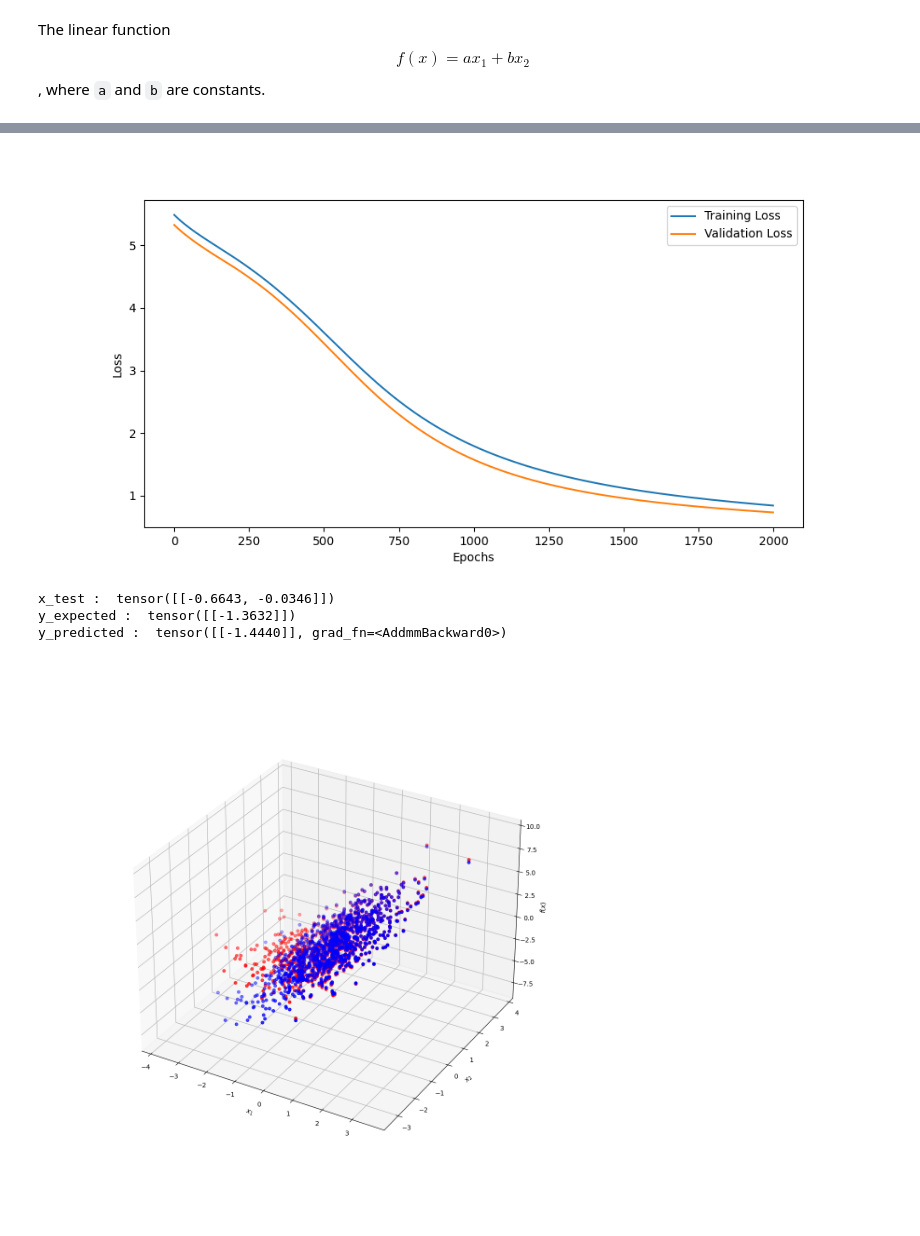
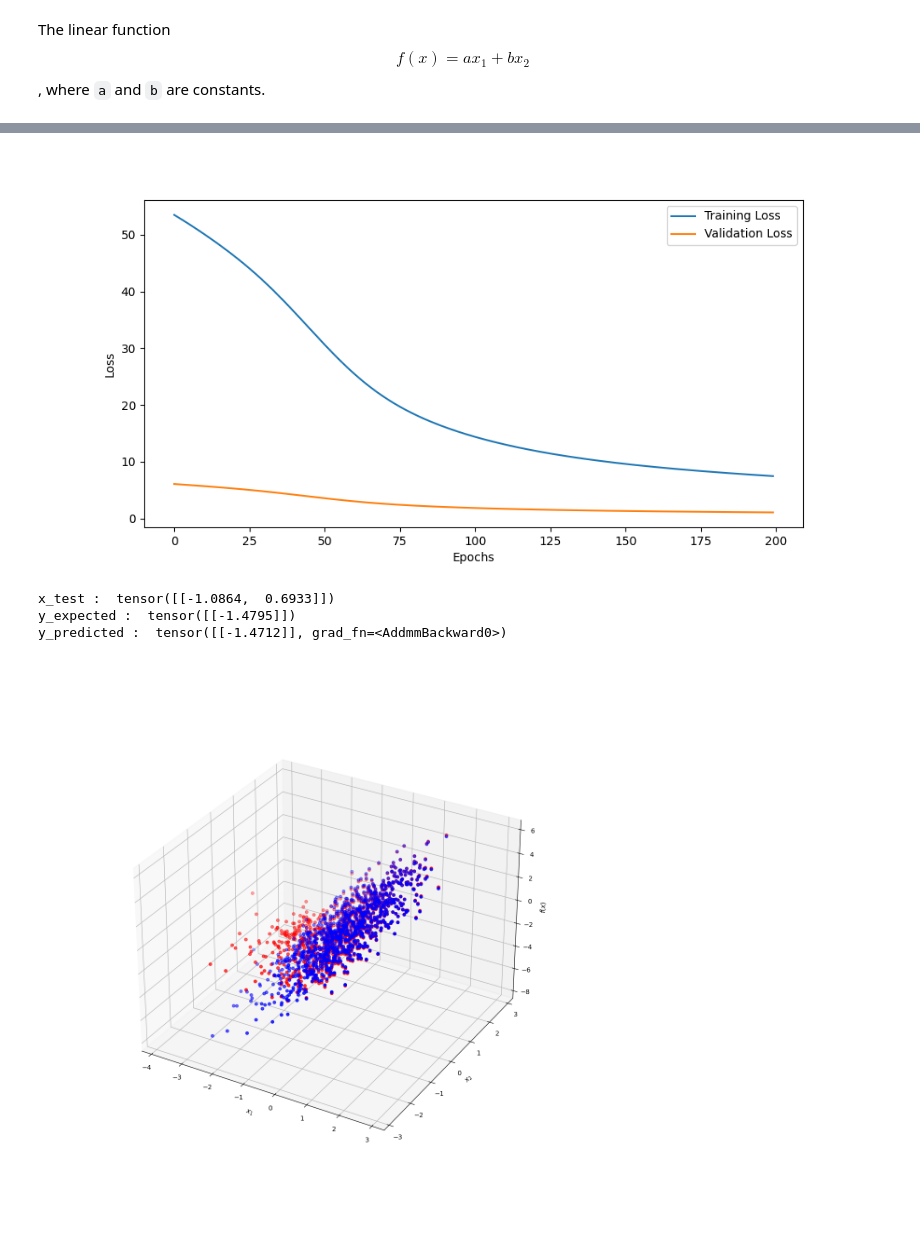
Before and after one commit to ManeeshW/MW24-Deep-Learning, a Jupyter notebook: 9.SimpleNN/1.SimpleNN/SimpleNN.ipynb, the cells around one changed output, grey strips where cells are left out. Saved outputs shown, nothing was run; the diff lists cells and outputs as text; code cells hidden in the pictures.

```diff
--- a/9.SimpleNN/1.SimpleNN/SimpleNN.ipynb
+++ b/9.SimpleNN/1.SimpleNN/SimpleNN.ipynb
@@ -9,7 +9,7 @@ import torch.nn as nn
 import torch.optim as optim
 import matplotlib.pyplot as plt
 
-# Define the quadratic function
+# Define the linear function
 def f(x, a, b):
     f = a * x[:,0] + b * x[:,1]
     return f.unsqueeze(1)
@@ -21,13 +21,13 @@ a, b = 2, 1
 class Net(nn.Module):
     def __init__(self):
         super(Net, self).__init__()
-        self.fc1 = nn.Linear(2, 3)  # 10 input features, 5 nodes in hidden layer
-        self.fc2 = nn.Linear(3, 1)   # 5 nodes in hidden layer, 1 output node
+        self.fc1 = nn.Linear(2, 3)  # 2 input features, 3 nodes in hidden layer
+        self.fc2 = nn.Linear(3, 1)   # 3 nodes in hidden layer, 1 output node
 
     def forward(self, x):
-        x1 = self.fc1(x)
-        x2 = torch.relu(x1)
-        y = self.fc2(x2)
+        y1 = self.fc1(x)
+        y2 = torch.relu(y1)
+        y = self.fc2(y2)
         return y
 
 # Create the network
@@ -50,14 +50,14 @@ optimizer = optim.SGD(net.parameters(), lr=0.001)
 train_losses = []
 val_losses = []
 
-c = 1
+c = 10
 
 # Train the network
-for epoch in range(2000):  # loop over the dataset multiple times
+for epoch in range(200):  # loop over the dataset multiple times
     net.train()
     optimizer.zero_grad()   # zero the gradient buffers
-    output = net(x_train)   # forward pass
-    loss = c*criterion(output, y_train)  # compute loss
+    y_predict = net(x_train)   # forward pass
+    loss = c*criterion(y_predict, y_train)  # compute loss
     loss.backward()         # backpropagation
     optimizer.step()        # update weights
 
@@ -103,5 +103,5 @@ Epoch: 2000, Training Loss: 0.8436769247055054, Validation Loss: 0.7340506911277
 Finished Training
-[figure, old version]
+[figure, new version]
 # %%
 # Load the model
 model = Net()
@@ -115,9 +115,9 @@ print("y_expected : ",y_expected)
 y_predicted = model(x_test)
 print("y_predicted : ",y_predicted)
 # %% [output]
-x_test :  tensor([[-0.6643, -0.0346]])
-y_expected :  tensor([[-1.3632]])
-y_predicted :  tensor([[-1.4440]], grad_fn=<AddmmBackward0>)
+x_test :  tensor([[-1.0864,  0.6933]])
+y_expected :  tensor([[-1.4795]])
+y_predicted :  tensor([[-1.4712]], grad_fn=<AddmmBackward0>)
 # %%
 fig = plt.figure(figsize=(12, 12))
 ax = fig.add_subplot(projection='3d')
@@ -133,4 +133,4 @@ ax.set_zlabel('$f(x)$')
 
 plt.show()
 # %% [output]
-[figure, old version]
+[figure, new version]
```
Also changed, not shown: parts of 1 cell of this notebook, 7 other files.
